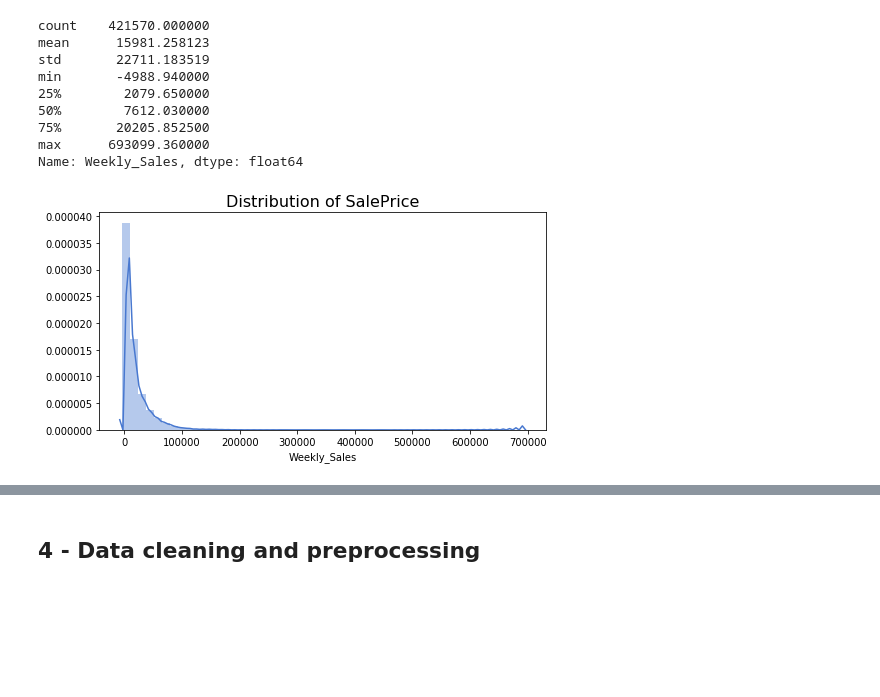
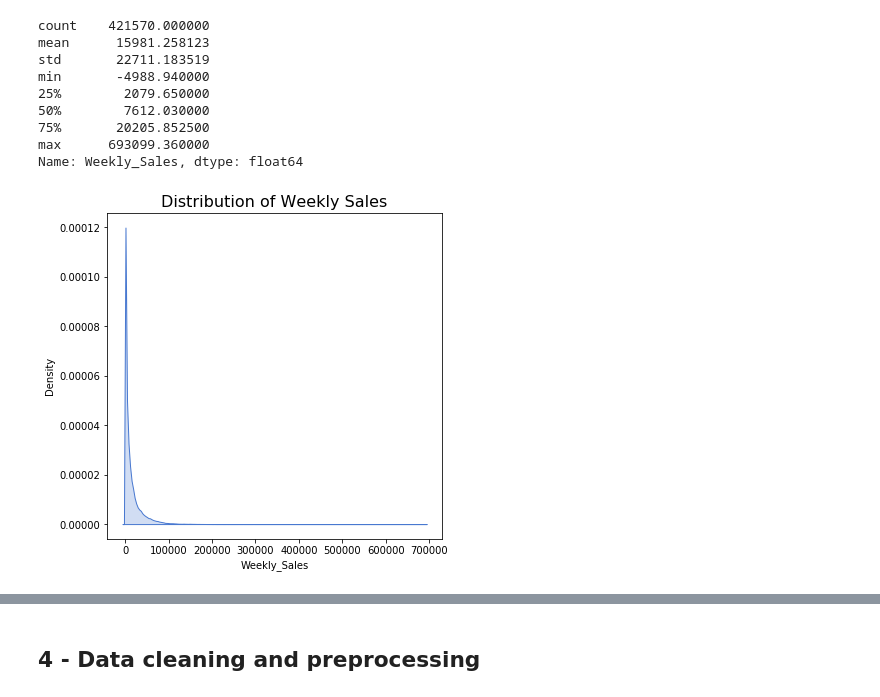
Before and after one commit to patohdzs/datadventures, a Jupyter notebook: walmart-sales/walmart-sales-prediction.ipynb, the cells around one changed output, grey strips where cells are left out. Drawn from its saved outputs; the diff is of its cells as text; code cells hidden in the pictures; blank space fills up the shorter version.

```diff
--- a/walmart-sales/walmart-sales-prediction.ipynb
+++ b/walmart-sales/walmart-sales-prediction.ipynb
@@ -189,11 +189,10 @@ min       -4988.940000
 max      693099.360000
 Name: Weekly_Sales, dtype: float64
 # %%
-
 # Plotting distribution of values for target variable
-plt.figure(figsize=(8,4))
-sns.distplot(target, color=standard_palette[0])
+f, axs = plt.subplots(figsize=(6, 6))
+sns.kdeplot(target, color=standard_palette[0], fill=True, bw_adjust=.3, ax=axs)
 plt.title('Distribution of Weekly Sales', size=16)
 plt.show()
 # %% [output]
-[figure, old version]
+[figure, new version]
```
Also changed, not shown: parts of 3 cells of this notebook.
